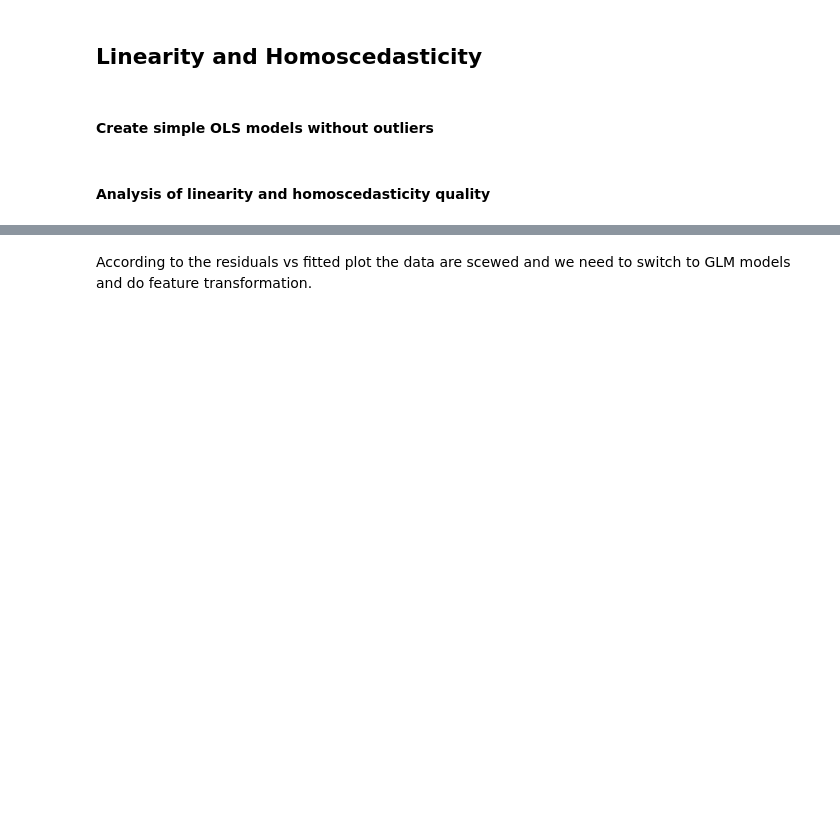
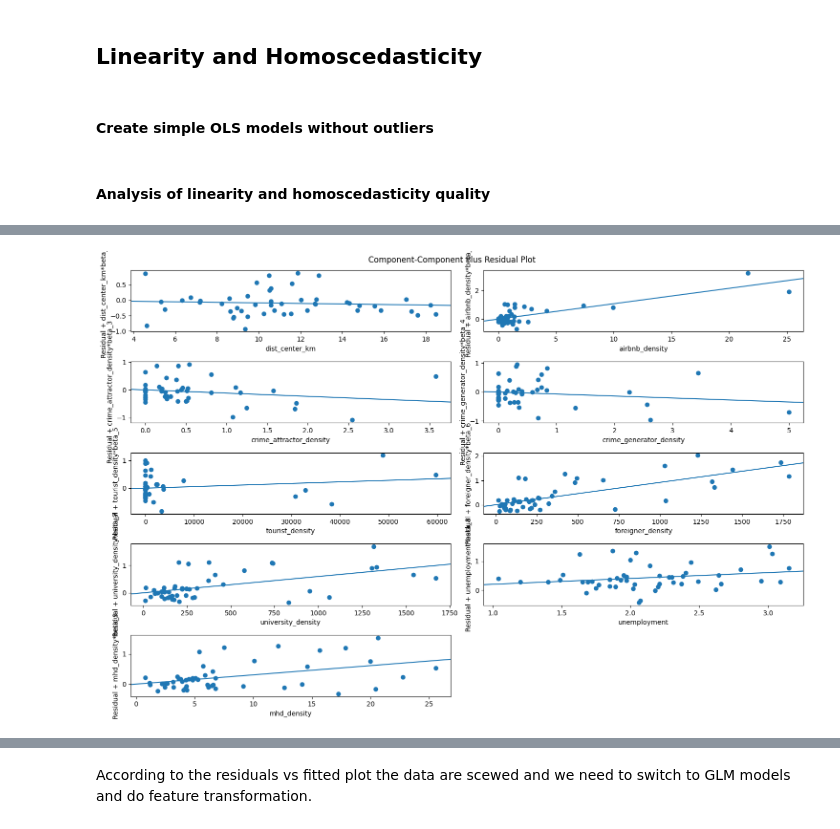
Before and after one commit to OiKek/SAN, a Jupyter notebook: src/exploratory-data-analysis.ipynb, the cells around one changed output, grey strips where cells are left out. Saved outputs shown, nothing was run; the diff lists cells and outputs as text; code cells hidden in the pictures; blank space fills up the shorter version.

```diff
--- a/src/exploratory-data-analysis.ipynb
+++ b/src/exploratory-data-analysis.ipynb
@@ -806,0 +832,6 @@ Remove more significant outliers
+# %%
+fig = plt.figure(figsize=(15, 10))
+sm.graphics.plot_ccpr_grid(lm_violent, fig=fig)
+plt.show()
+# %% [output]
+[figure, added]
```
Also changed, not shown: parts of 14 cells of this notebook.
